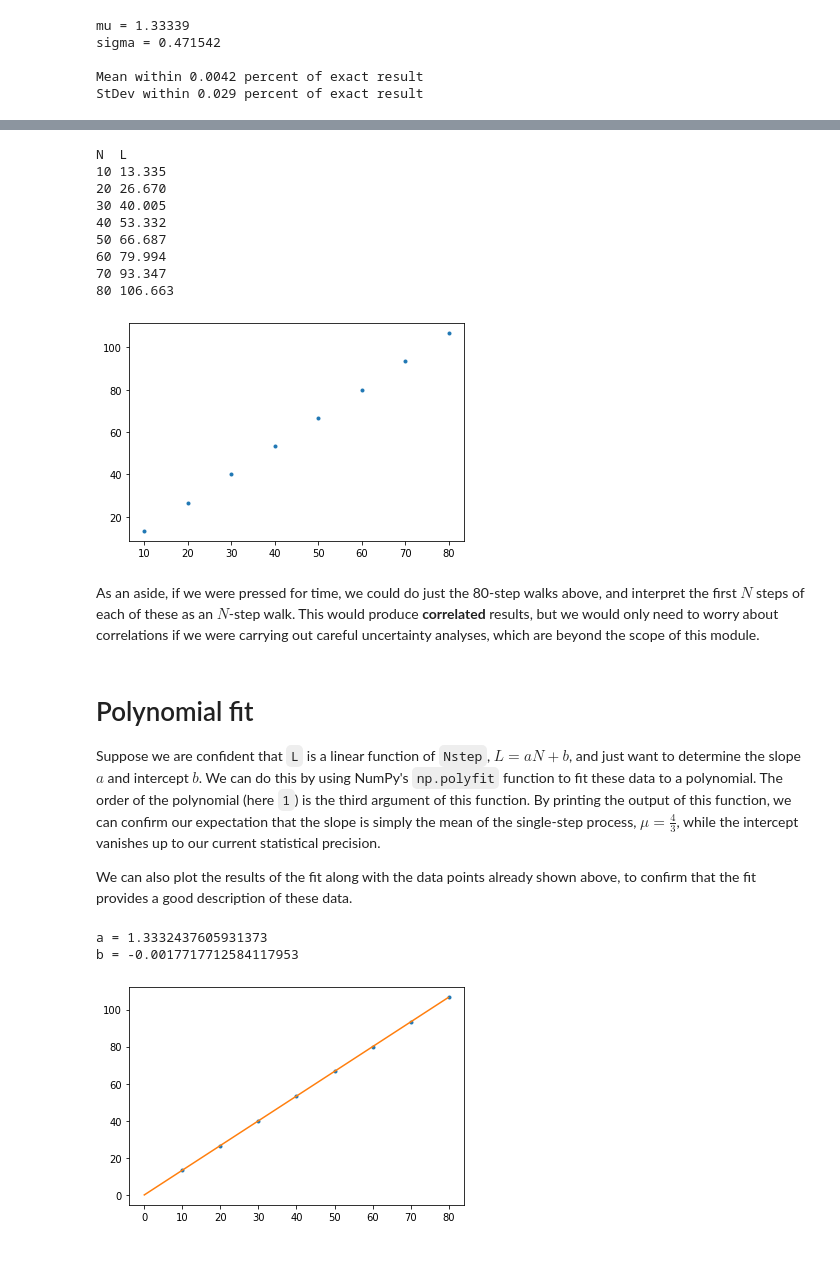
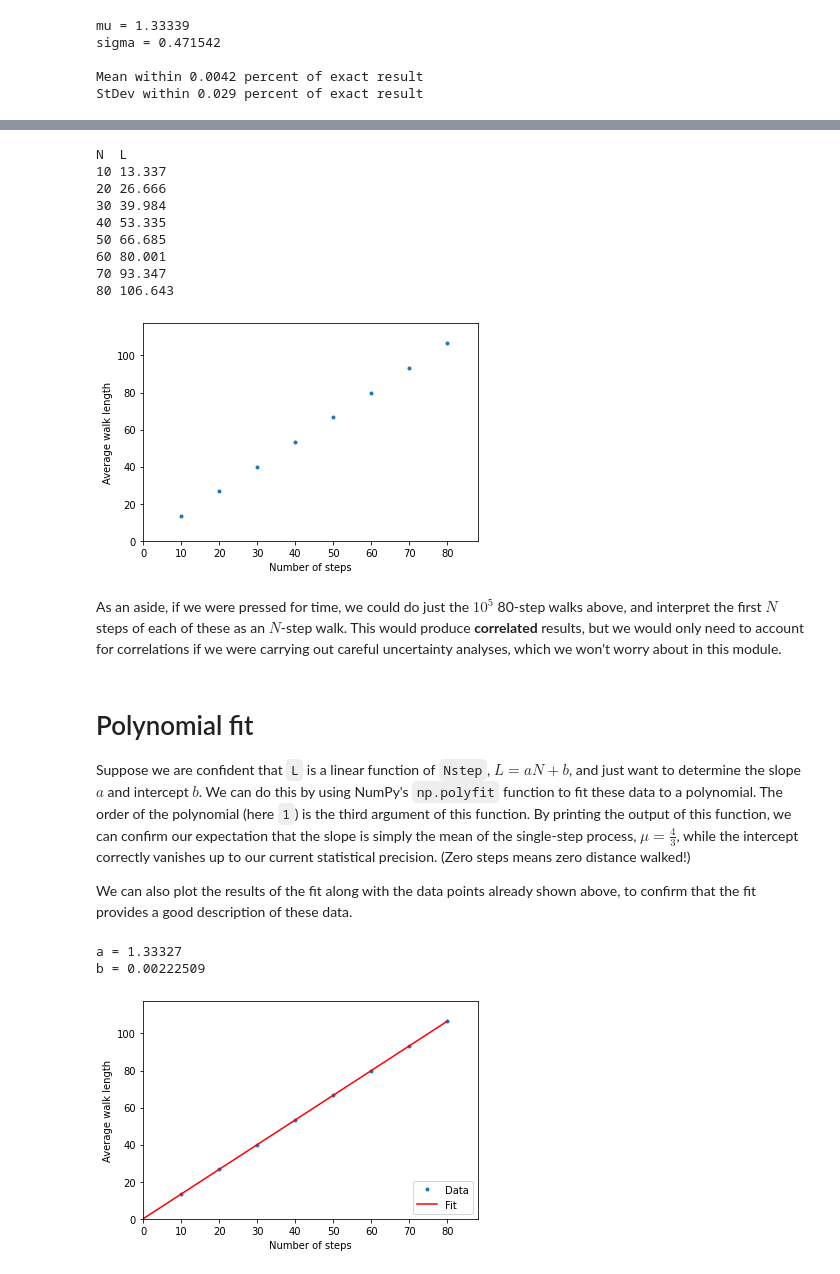
Before and after one commit to daschaich/MATH327_2023, a Jupyter notebook: computer_project/demo.ipynb, the cells around one changed output, grey strips where cells are left out. Cells and saved outputs as stored; diff of their text form; code cells hidden in the pictures.

```diff
--- a/computer_project/demo.ipynb
+++ b/computer_project/demo.ipynb
@@ -130,12 +134,13 @@ Now let's analyze random walks with various numbers of steps.  As shown in the c
 To confirm that the average walk length follows our expectation `L`$\propto$`Nstep`, we both print out and plot our results.
 # %%
 walk_lengths = [10, 20, 30, 40, 50, 60, 70, 80]
+nWalks = int(1e5)     # Number of times to repeat each walk
 L = []
 print("N  L")
 for Nstep in walk_lengths:
-  L.append(0.0)
-  for i in range(0, nSamples):
-    d = 0.0
+  L.append(0.0)     # Array of running sums
+  for i in range(0, nWalks):
+    d = 0.0         # Single running sum
     for step in range(0, Nstep):
       d += 2.0 * math.sqrt(random.random())
     L[-1] += d
@@ -143,41 +148,52 @@ for Nstep in walk_lengths:
   print("%d %.3f" % (Nstep, L[-1]))
 
 # Plot as small points (".") instead of a line
+# Force the plot to include the origin
+plt.xlim(0, 1.1*max(walk_lengths))
+plt.ylim(0, 1.1*max(L))
+plt.xlabel('Number of steps')
+plt.ylabel('Average walk length')
 plt.plot(walk_lengths, L, linestyle='None', marker=".")
 plt.show()
 # %% [output]
 N  L
-10 13.335
-20 26.670
-30 40.005
-40 53.332
-50 66.687
-60 79.994
+10 13.337
+20 26.666
+30 39.984
+40 53.335
+50 66.685
+60 80.001
 70 93.347
-80 106.663
+80 106.643
-[figure, old version]
+[figure, new version]
 # %% [markdown]
-As an aside, if we were pressed for time, we could do just the 80-step walks above, and interpret the first $N$ steps of each of these as an $N$-step walk.  This would produce **correlated** results, but we would only need to worry about correlations if we were carrying out careful uncertainty analyses, which are beyond the scope of this module.
+As an aside, if we were pressed for time, we could do just the $10^5$ 80-step walks above, and interpret the first $N$ steps of each of these as an $N$-step walk.  This would produce **correlated** results, but we would only need to account for correlations if we were carrying out careful uncertainty analyses, which we won't worry about in this module.
 # %% [markdown]
 # Polynomial fit
-Suppose we are confident that `L` is a linear function of `Nstep`, $L = aN + b$, and just want to determine the slope $a$ and intercept $b$.  We can do this by using NumPy's `np.polyfit` function to fit these data to a polynomial.  The order of the polynomial (here `1`) is the third argument of this function.  By printing the output of this function, we can confirm our expectation that the slope is simply the mean of the single-step process, $\mu = \frac{4}{3}$, while the intercept vanishes up to our current statistical precision.
+Suppose we are confident that `L` is a linear function of `Nstep`, $L = aN + b$, and just want to determine the slope $a$ and intercept $b$.  We can do this by using NumPy's `np.polyfit` function to fit these data to a polynomial.  The order of the polynomial (here `1`) is the third argument of this function.  By printing the output of this function, we can confirm our expectation that the slope is simply the mean of the single-step process, $\mu = \frac{4}{3}$, while the intercept correctly vanishes up to our current statistical precision.  (Zero steps means zero distance walked!)
 
 We can also plot the results of the fit along with the data points already shown above, to confirm that the fit provides a good description of these data.
 # %%
 output = np.polyfit(walk_lengths, L, 1)
 a=output[-2]
 b=output[-1]
-print("a =", a)
-print("b =", b)
+print("a = %.6g" % a)
+print("b = %.6g" % b)
 
-plt.plot(walk_lengths, L, linestyle='None', marker=".")
+# Replot the points, since show() reset the previous plot
+plt.xlim(0, 1.1*max(walk_lengths))
+plt.ylim(0, 1.1*max(L))
+plt.xlabel('Number of steps')
+plt.ylabel('Average walk length')
+plt.plot(walk_lengths, L, linestyle='None', marker=".", label="Data")
 x = np.arange(0, 80, 0.1)
 p = a * x + b
-plt.plot(x, p)
+plt.plot(x, p, 'r', label="Fit")
+plt.legend(loc='lower right')
 plt.show()
 # %% [output]
-a = 1.3332437605931373
-b = -0.0017717712584117953
+a = 1.33327
+b = 0.00222509
-[figure, old version]
+[figure, new version]
 # %% [markdown]
 # Trick to simplify power-law fits
```
Also changed, not shown: parts of 14 cells of this notebook.
